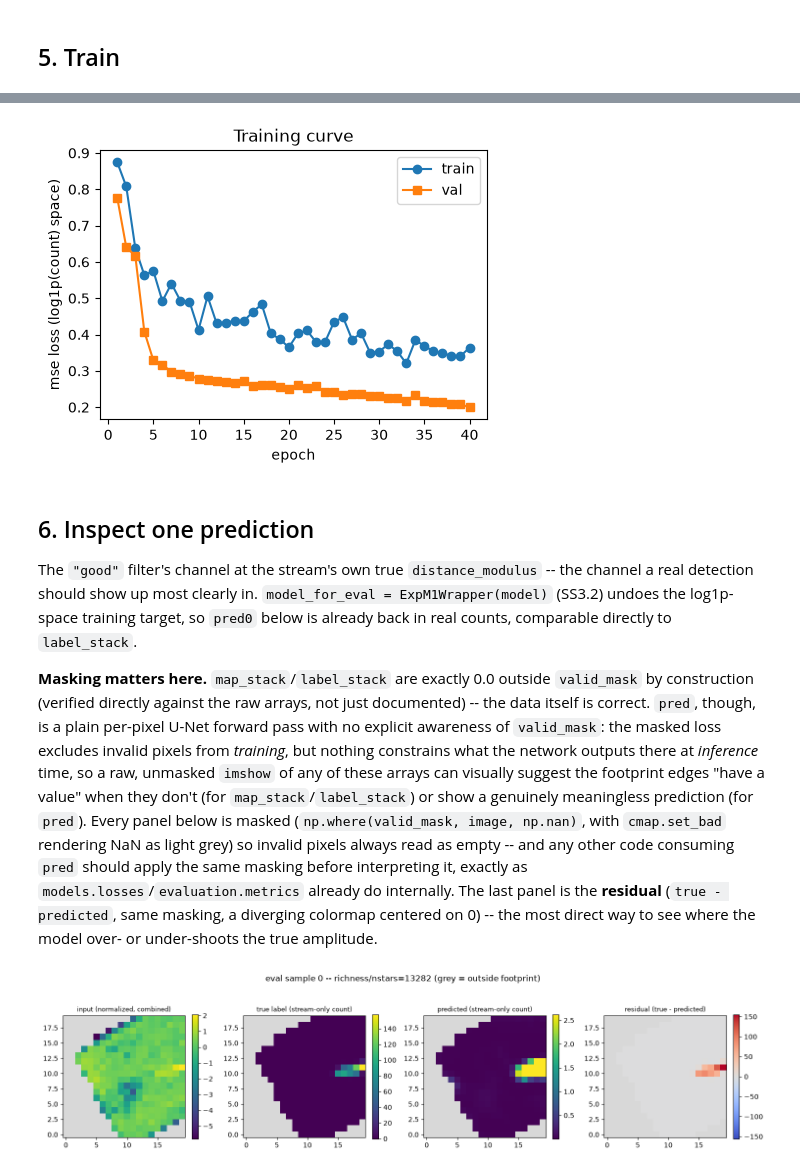
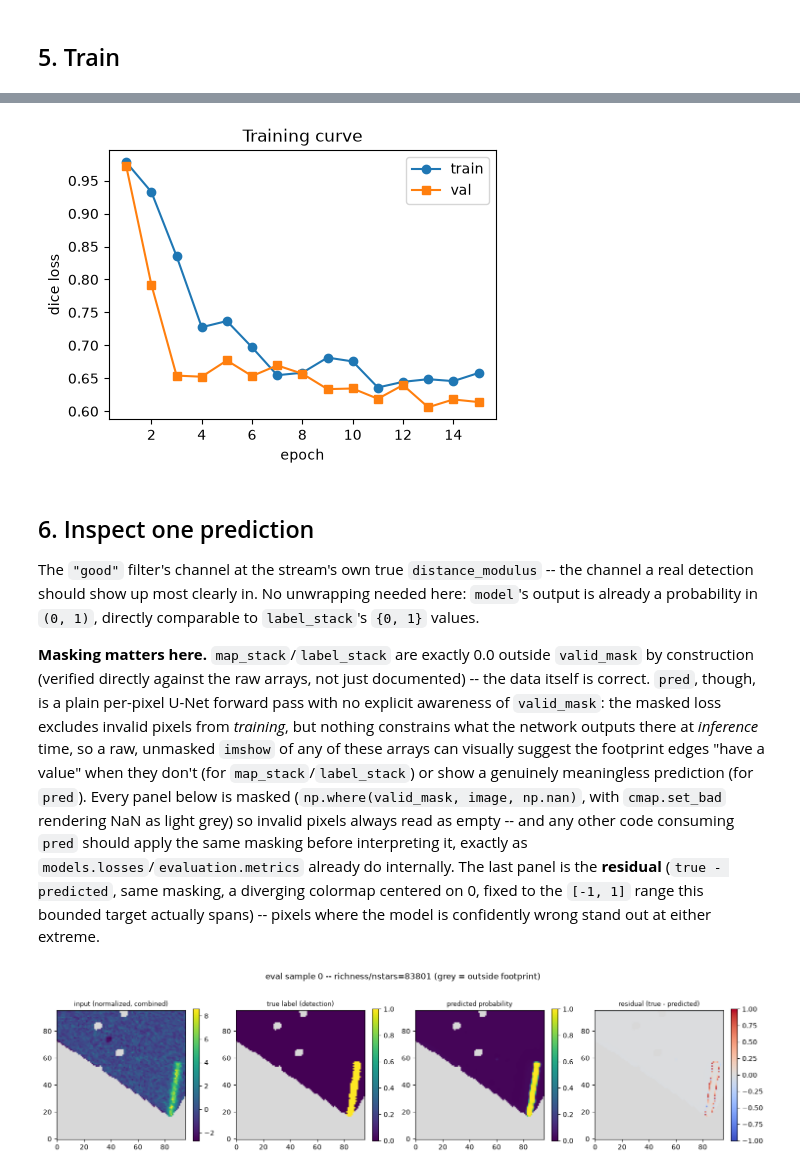
Before and after one commit to MatthieuPE/streamgoggles, a Jupyter notebook: notebooks/train_model.ipynb, the cells around one changed output, grey strips where cells are left out. Drawn from its saved outputs; the diff is of its cells as text; code cells hidden in the pictures.

```diff
--- a/notebooks/train_model.ipynb
+++ b/notebooks/train_model.ipynb
@@ -83,22 +99,25 @@ filters_cfg = dict(
     decoy=dict(type="shifted_box", reference="good", color_shift=0.5, color_width=0.3),
 )
 
+# nside=512, pixel_scale_deg auto-derived (never set by hand) -- see §1.
 matched_filter_cfg = dict(
     bands=["g", "r"],
-    pixelization=dict(nside=64, image_size_pix=(20, 20), pixel_scale_deg=1.0),
+    pixelization=dict(nside=512, image_size_pix=(96, 96)),
     distance_moduli=[16.0,],
 )
 
 window_cfg = dict(min_stream_length_deg=5.0, max_attempts=100)
 
-# Free parameter (richness, in surface_brightness units) + fixed
-# morphology/geometry -- same shape StreamInjector.inject_single_stream
-# expects (decision: richness_kind="surface_brightness", bright/rich
-# streams to start with -- see guide markdown above).
+# count_threshold: label_policy="stream_detection"'s per-pixel star-count
+# cut (§2) -- a pixel is a "detection" once its true stream-only count
+# exceeds this. Free parameter (richness, in surface_brightness units) +
+# fixed morphology/geometry -- see §1 for why richness is a single fixed
+# point at this nside/threshold combination.
+count_threshold = 10.0
+
 stream_param_cfg = dict(
     morphology="uniform",
-    richness=[32., ],  # DISCRETE surface_brightness (mag/arcsec^2); below 30 the
-    # star count explodes (SB=28 -> ~1.1M stars) -- 30-33 stays bright but physically sane.
+    richness=[30.0, ],  # surface_brightness (mag/arcsec^2) -- see §1
     width=0.2,
     length=8.0,
     distance_modulus=16.,  # matches a trial distance in matched_filter_cfg
@@ -106,15 +125,15 @@ stream_param_cfg = dict(
     z=0.0002,
 )
 
-model_cfg = dict(base_width=12, depth=2, head="softplus")
+model_cfg = dict(base_width=12, depth=2, head="sigmoid")
 
 train_cfg = dict(
-    epochs=40,
-    steps_per_epoch=30,
+    epochs=15,
+    steps_per_epoch=20,
     batch_size=2,
     lr=2e-3,
     background_fraction=0.05,
-    loss_name="mse",  # applied in log1p(count) space, not raw counts -- see SS3.2
+    loss_name="dice",
 )
 
 namespace = f"{background_cfg['survey']}_{background_cfg['release']}"
@@ -199,6 +218,8 @@ injector = StreamInjector(
     bands=tuple(matched_filter_cfg["bands"]),
     richness_kind="surface_brightness",
     finalize_cfg=background_cfg["finalize"],
+    label_policy="stream_detection",
+    count_threshold=count_threshold,
 )
 injector
 # %% [output]
@@ -459,20 +430,19 @@ epochs_axis = np.arange(1, train_cfg["epochs"] + 1)
 ax.plot(epochs_axis, result["train_losses"], marker="o", label="train")
 ax.plot(epochs_axis, result["val_losses"], marker="s", label="val")
 ax.set_xlabel("epoch")
-ax.set_ylabel(f"{train_cfg['loss_name']} loss (log1p(count) space)")
+ax.set_ylabel(f"{train_cfg['loss_name']} loss")
 ax.set_title("Training curve")
 ax.legend()
 plt.show()
 # %% [output]
-[figure, old version]
+[figure, new version]
 # %% [markdown]
 ## 6. Inspect one prediction
 
 The `"good"` filter's channel at the stream's own true `distance_modulus` --
-the channel a real detection should show up most clearly in.
-`model_for_eval = ExpM1Wrapper(model)` (SS3.2) undoes the log1p-space
-training target, so `pred0` below is already back in real counts,
-comparable directly to `label_stack`.
+the channel a real detection should show up most clearly in. No unwrapping
+needed here: `model`'s output is already a probability in `(0, 1)`, directly
+comparable to `label_stack`'s `{0, 1}` values.
 
 **Masking matters here.** `map_stack`/`label_stack` are exactly 0.0 outside
 `valid_mask` by construction (verified directly against the raw arrays, not
@@ -488,8 +458,9 @@ as light grey) so invalid pixels always read as empty -- and any other code
 consuming `pred` should apply the same masking before interpreting it,
 exactly as `models.losses`/`evaluation.metrics` already do internally. The
 last panel is the **residual** (`true - predicted`, same masking, a
-diverging colormap centered on 0) -- the most direct way to see where the
-model over- or under-shoots the true amplitude.
+diverging colormap centered on 0, fixed to the `[-1, 1]` range this bounded
+target actually spans) -- pixels where the model is confidently wrong stand
+out at either extreme.
 # %%
 sample0 = eval_dataset_norm[0]
 channels_meta = sample0["metadata"]["channels"]
@@ -501,10 +472,9 @@ good_idx = next(
 valid_mask0 = sample0["valid_mask"]
 
 model.eval()
-model_for_eval = ExpM1Wrapper(model)
 with torch.no_grad():
     x = torch.from_numpy(sample0["map_stack"]).unsqueeze(0)
-    pred0 = model_for_eval(x)[0].numpy()
+    pred0 = model(x)[0].numpy()
 residual0 = sample0["label_stack"] - pred0
 
 cmap = plt.get_cmap("viridis").copy()
@@ -512,39 +482,37 @@ cmap.set_bad(color="0.85")
 resid_cmap = plt.get_cmap("coolwarm").copy()
 resid_cmap.set_bad(color="0.85")
 
 
 def _masked(img):
     return np.where(valid_mask0, img, np.nan)
 
 
-resid_vmax = np.nanmax(np.abs(_masked(residual0[good_idx]))) or 1.0
-
 fig, axes = plt.subplots(1, 4, figsize=(15, 4))
 for ax, img, title, cm, kwargs in zip(
     axes,
     [
         sample0["map_stack"][good_idx],
         sample0["label_stack"][good_idx],
         pred0[good_idx],
         residual0[good_idx],
     ],
     [
         "input (normalized, combined)",
-        "true label (stream-only count)",
-        "predicted (stream-only count)",
+        "true label (detection)",
+        "predicted probability",
         "residual (true - predicted)",
     ],
     [cmap, cmap, cmap, resid_cmap],
-    [{}, {}, {}, dict(vmin=-resid_vmax, vmax=resid_vmax)],
+    [{}, dict(vmin=0, vmax=1), dict(vmin=0, vmax=1), dict(vmin=-1, vmax=1)],
 ):
     im = ax.imshow(_masked(img), origin="lower", cmap=cm, **kwargs)
     ax.set_title(title, fontsize=9)
     plt.colorbar(im, ax=ax, fraction=0.046)
 fig.suptitle(f"eval sample 0 -- richness/nstars={sample0['params']['nstars']} (grey = outside footprint)")
 plt.tight_layout()
 plt.show()
 # %% [output]
-[figure, old version]
+[figure, new version]
 # %% [markdown]
 ## 7. Evaluate on the grid, compare to the k·σ baseline
 
```
Also changed, not shown: parts of 15 cells of this notebook, 7 other files.
